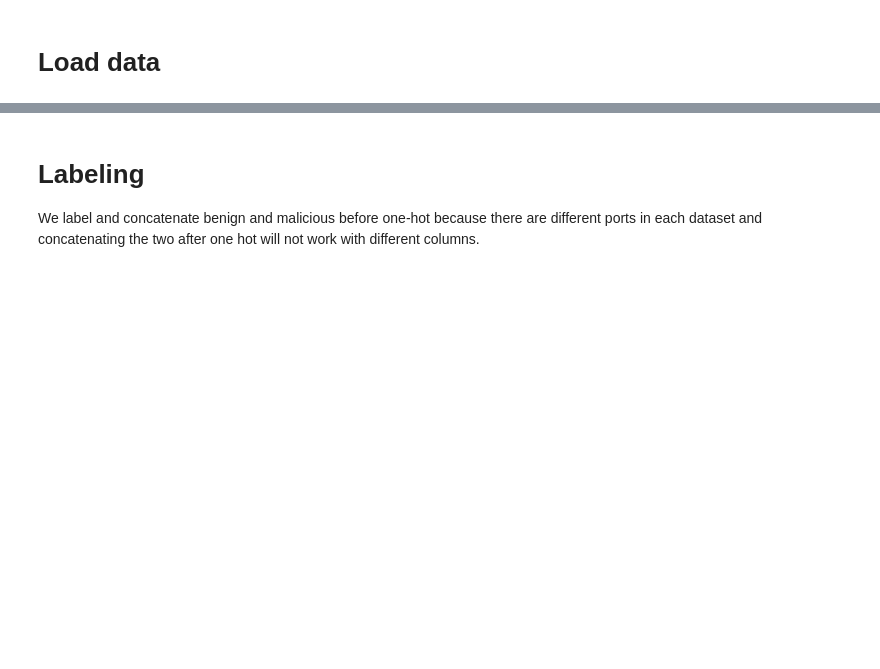
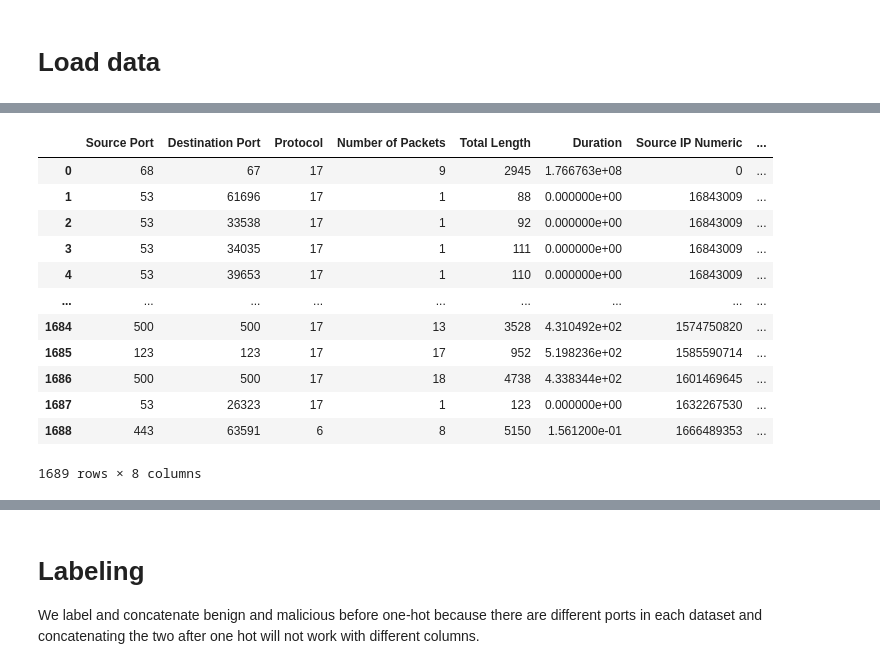
Before and after one commit to mundruid/cyber-ml, a Jupyter notebook: cyber_ml/blog_eda_3.ipynb, the cells around one changed output, grey strips where cells are left out. Drawn from its saved outputs; the diff is of its cells as text; code cells hidden in the pictures; blank space fills up the shorter version.

```diff
--- a/cyber_ml/blog_eda_3.ipynb
+++ b/cyber_ml/blog_eda_3.ipynb
@@ -22,0 +57,16 @@ benign_flow_df_numeric = pd.read_pickle("../data/blog_eda/mirai_flow_numeric.pkl
+# %%
+benign_clean_df
+# %% [output]
+|  | Source Port | Destination Port | Protocol | Number of Packets | Total Length | Duration | Source IP Numeric | ... |
+| 0 | 68 | 67 | 17 | 9 | 2945 | 1.766763e+08 | 0 | ... |
+| 1 | 53 | 61696 | 17 | 1 | 88 | 0.000000e+00 | 16843009 | ... |
+| 2 | 53 | 33538 | 17 | 1 | 92 | 0.000000e+00 | 16843009 | ... |
+| 3 | 53 | 34035 | 17 | 1 | 111 | 0.000000e+00 | 16843009 | ... |
+| 4 | 53 | 39653 | 17 | 1 | 110 | 0.000000e+00 | 16843009 | ... |
+| ... | ... | ... | ... | ... | ... | ... | ... | ... |
+| 1684 | 500 | 500 | 17 | 13 | 3528 | 4.310492e+02 | 1574750820 | ... |
+| 1685 | 123 | 123 | 17 | 17 | 952 | 5.198236e+02 | 1585590714 | ... |
+| 1686 | 500 | 500 | 17 | 18 | 4738 | 4.338344e+02 | 1601469645 | ... |
+| 1687 | 53 | 26323 | 17 | 1 | 123 | 0.000000e+00 | 1632267530 | ... |
+| 1688 | 443 | 63591 | 6 | 8 | 5150 | 1.561200e-01 | 1666489353 | ... |
+1689 rows × 8 columns
```
Also changed, not shown: parts of 25 cells of this notebook, 3 other files.
